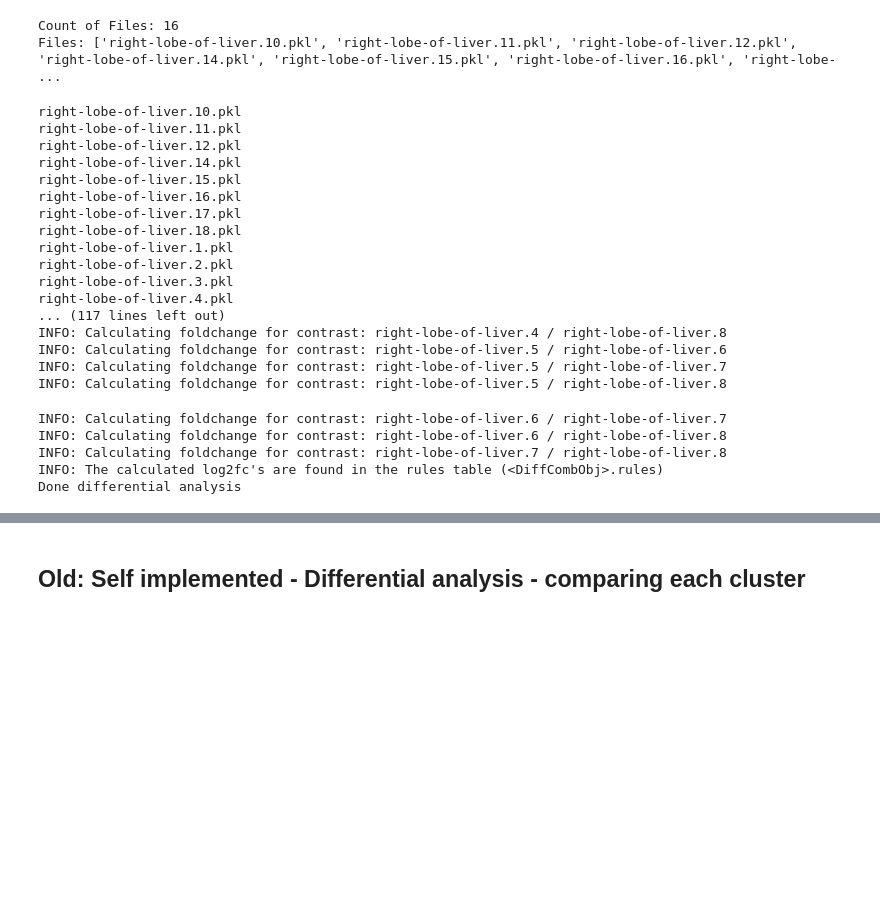
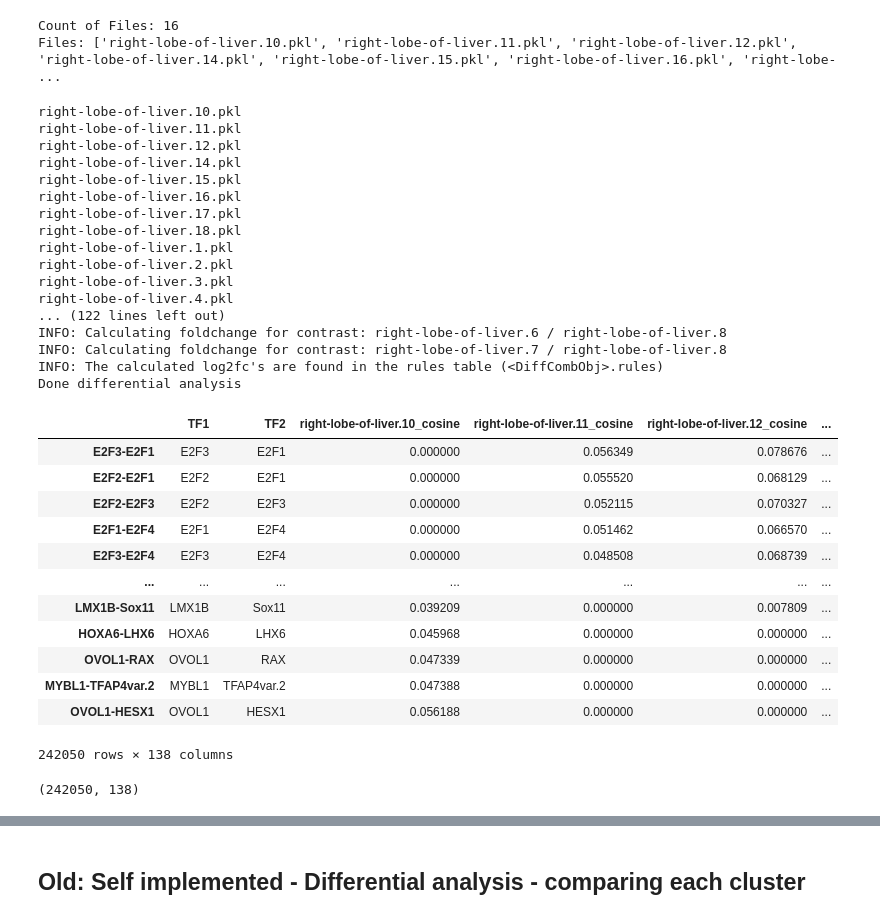
Before and after one commit to loosolab/Datenanalyse-2021, a Jupyter notebook: wp6/analyse/wp2_tf_cooccurences.ipynb, the cells around one changed output, grey strips where cells are left out. Saved outputs shown, nothing was run; the diff lists cells and outputs as text; code cells hidden in the pictures; blank space fills up the shorter version.

Commit message:
Add extra Analysis for WP2 ff analysis

```diff
--- a/wp6/analyse/wp2_tf_cooccurences.ipynb
+++ b/wp6/analyse/wp2_tf_cooccurences.ipynb
@@ -116,6 +116,7 @@ compare_obj = DiffCombObj(combObj_to_compare, measure="cosine", join="outer", fi
 compare_obj.to_pickle(f'{differential_analysis_path}{tissue_name}.pkl')
 compare_obj.normalize()
 compare_obj.calculate_foldchanges()
+compare_obj.simplify_rules()
 compare_obj.to_pickle(f'{differential_analysis_path}{tissue_name}_normalized.pkl')
 #selection does not work?
 #selected_std = compare_obj.select_rules()
@@ -134,16 +135,29 @@ right-lobe-of-liver.1.pkl
 right-lobe-of-liver.2.pkl
 right-lobe-of-liver.3.pkl
 right-lobe-of-liver.4.pkl
-... (117 lines left out)
-INFO: Calculating foldchange for contrast: right-lobe-of-liver.4 / right-lobe-of-liver.8
-INFO: Calculating foldchange for contrast: right-lobe-of-liver.5 / right-lobe-of-liver.6
-INFO: Calculating foldchange for contrast: right-lobe-of-liver.5 / right-lobe-of-liver.7
-INFO: Calculating foldchange for contrast: right-lobe-of-liver.5 / right-lobe-of-liver.8
+... (122 lines left out)
+INFO: Calculating foldchange for contrast: right-lobe-of-liver.6 / right-lobe-of-liver.8
+INFO: Calculating foldchange for contrast: right-lobe-of-liver.7 / right-lobe-of-liver.8
+INFO: The calculated log2fc's are found in the rules table (<DiffCombObj>.rules)
+Done differential analysis
-INFO: Calculating foldchange for contrast: right-lobe-of-liver.6 / right-lobe-of-liver.7
-INFO: Calculating foldchange for contrast: right-lobe-of-liver.6 / right-lobe-of-liver.8
-INFO: Calculating foldchange for contrast: right-lobe-of-liver.7 / right-lobe-of-liver.8
-INFO: The calculated log2fc's are found in the rules table (<DiffCombObj>.rules)
-Done differential analysis
 # %%
-compare_obj
+compare_obj.rules
+# %% [output]
+|  | TF1 | TF2 | right-lobe-of-liver.10_cosine | right-lobe-of-liver.11_cosine | right-lobe-of-liver.12_cosine | ... |
+| E2F3-E2F1 | E2F3 | E2F1 | 0.000000 | 0.056349 | 0.078676 | ... |
+| E2F2-E2F1 | E2F2 | E2F1 | 0.000000 | 0.055520 | 0.068129 | ... |
+| E2F2-E2F3 | E2F2 | E2F3 | 0.000000 | 0.052115 | 0.070327 | ... |
+| E2F1-E2F4 | E2F1 | E2F4 | 0.000000 | 0.051462 | 0.066570 | ... |
+| E2F3-E2F4 | E2F3 | E2F4 | 0.000000 | 0.048508 | 0.068739 | ... |
+| ... | ... | ... | ... | ... | ... | ... |
+| LMX1B-Sox11 | LMX1B | Sox11 | 0.039209 | 0.000000 | 0.007809 | ... |
+| HOXA6-LHX6 | HOXA6 | LHX6 | 0.045968 | 0.000000 | 0.000000 | ... |
+| OVOL1-RAX | OVOL1 | RAX | 0.047339 | 0.000000 | 0.000000 | ... |
+| MYBL1-TFAP4var.2 | MYBL1 | TFAP4var.2 | 0.047388 | 0.000000 | 0.000000 | ... |
+| OVOL1-HESX1 | OVOL1 | HESX1 | 0.056188 | 0.000000 | 0.000000 | ... |
+242050 rows × 138 columns
+# %%
+compare_obj.rules.shape
+# %% [output]
+(242050, 138)
 # %%
```
Also changed, not shown: parts of 17 cells of this notebook, 1 other file.
